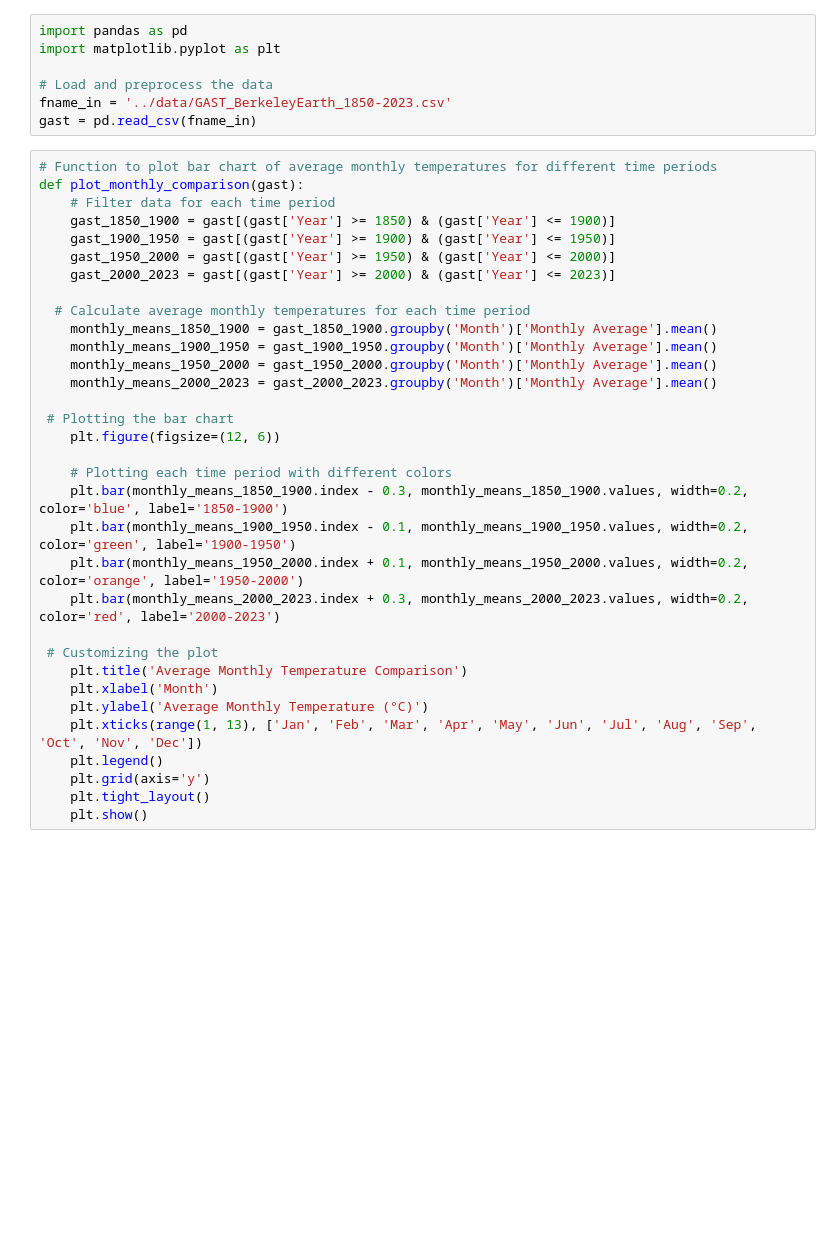
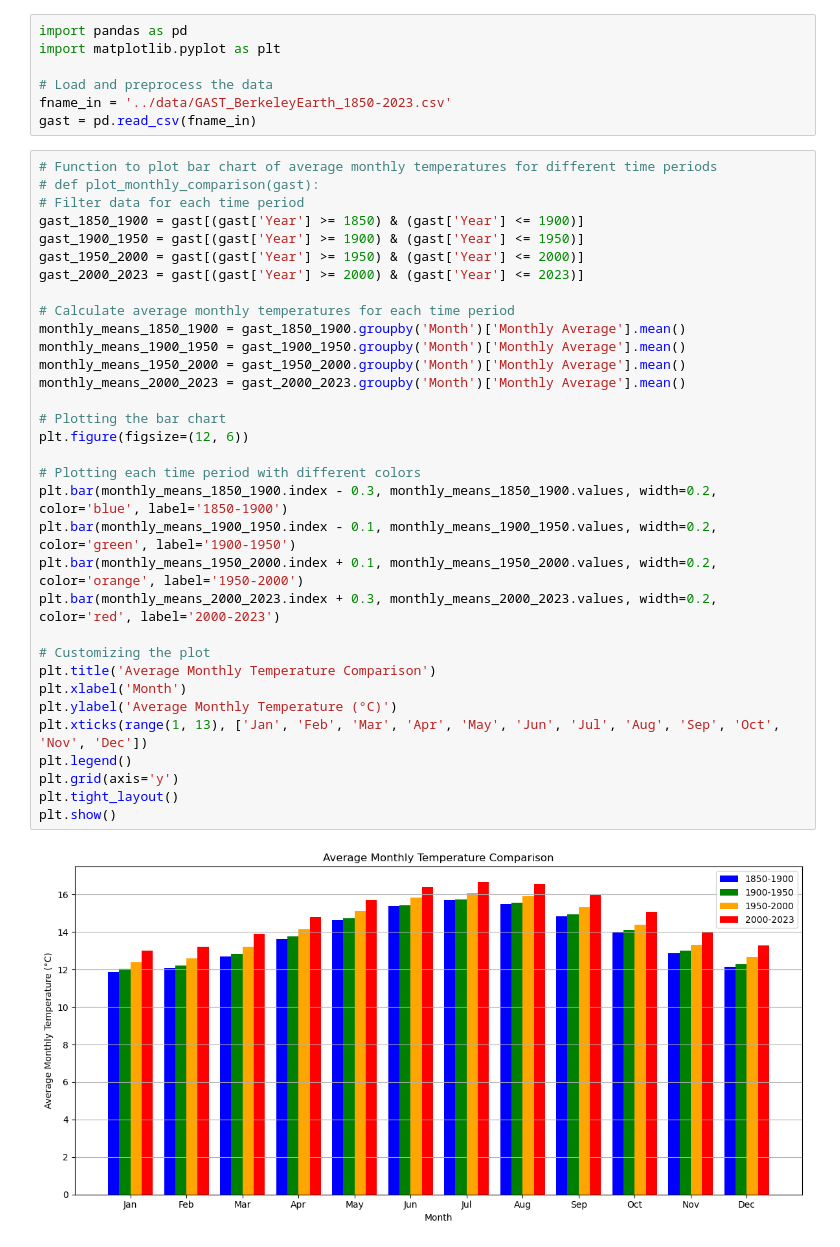
Before and after one commit to paulboydca/CFR-2024, a Jupyter notebook: module_climate/Paul_00_intro_to_climate.ipynb, the cells around one changed output. Saved outputs shown, nothing was run; the diff lists cells and outputs as text; blank space fills up the shorter version.

Commit message:
removed function part and ran code for plot

```diff
--- a/module_climate/Paul_00_intro_to_climate.ipynb
+++ b/module_climate/Paul_00_intro_to_climate.ipynb
@@ -146,34 +146,36 @@ fname_in = '../data/GAST_BerkeleyEarth_1850-2023.csv'
 gast = pd.read_csv(fname_in)
 # %%
 # Function to plot bar chart of average monthly temperatures for different time periods
-def plot_monthly_comparison(gast):
-    # Filter data for each time period
-    gast_1850_1900 = gast[(gast['Year'] >= 1850) & (gast['Year'] <= 1900)]
-    gast_1900_1950 = gast[(gast['Year'] >= 1900) & (gast['Year'] <= 1950)]
-    gast_1950_2000 = gast[(gast['Year'] >= 1950) & (gast['Year'] <= 2000)]
-    gast_2000_2023 = gast[(gast['Year'] >= 2000) & (gast['Year'] <= 2023)]
+# def plot_monthly_comparison(gast):
+# Filter data for each time period
+gast_1850_1900 = gast[(gast['Year'] >= 1850) & (gast['Year'] <= 1900)]
+gast_1900_1950 = gast[(gast['Year'] >= 1900) & (gast['Year'] <= 1950)]
+gast_1950_2000 = gast[(gast['Year'] >= 1950) & (gast['Year'] <= 2000)]
+gast_2000_2023 = gast[(gast['Year'] >= 2000) & (gast['Year'] <= 2023)]
 
-  # Calculate average monthly temperatures for each time period
-    monthly_means_1850_1900 = gast_1850_1900.groupby('Month')['Monthly Average'].mean()
-    monthly_means_1900_1950 = gast_1900_1950.groupby('Month')['Monthly Average'].mean()
-    monthly_means_1950_2000 = gast_1950_2000.groupby('Month')['Monthly Average'].mean()
-    monthly_means_2000_2023 = gast_2000_2023.groupby('Month')['Monthly Average'].mean()
+# Calculate average monthly temperatures for each time period
+monthly_means_1850_1900 = gast_1850_1900.groupby('Month')['Monthly Average'].mean()
+monthly_means_1900_1950 = gast_1900_1950.groupby('Month')['Monthly Average'].mean()
+monthly_means_1950_2000 = gast_1950_2000.groupby('Month')['Monthly Average'].mean()
+monthly_means_2000_2023 = gast_2000_2023.groupby('Month')['Monthly Average'].mean()
 
- # Plotting the bar chart
-    plt.figure(figsize=(12, 6))
+# Plotting the bar chart
+plt.figure(figsize=(12, 6))
 
-    # Plotting each time period with different colors
-    plt.bar(monthly_means_1850_1900.index - 0.3, monthly_means_1850_1900.values, width=0.2, color='blue', label='1850-1900')
-    plt.bar(monthly_means_1900_1950.index - 0.1, monthly_means_1900_1950.values, width=0.2, color='green', label='1900-1950')
-    plt.bar(monthly_means_1950_2000.index + 0.1, monthly_means_1950_2000.values, width=0.2, color='orange', label='1950-2000')
-    plt.bar(monthly_means_2000_2023.index + 0.3, monthly_means_2000_2023.values, width=0.2, color='red', label='2000-2023')
+# Plotting each time period with different colors
+plt.bar(monthly_means_1850_1900.index - 0.3, monthly_means_1850_1900.values, width=0.2, color='blue', label='1850-1900')
+plt.bar(monthly_means_1900_1950.index - 0.1, monthly_means_1900_1950.values, width=0.2, color='green', label='1900-1950')
+plt.bar(monthly_means_1950_2000.index + 0.1, monthly_means_1950_2000.values, width=0.2, color='orange', label='1950-2000')
+plt.bar(monthly_means_2000_2023.index + 0.3, monthly_means_2000_2023.values, width=0.2, color='red', label='2000-2023')
 
- # Customizing the plot
-    plt.title('Average Monthly Temperature Comparison')
-    plt.xlabel('Month')
-    plt.ylabel('Average Monthly Temperature (°C)')
-    plt.xticks(range(1, 13), ['Jan', 'Feb', 'Mar', 'Apr', 'May', 'Jun', 'Jul', 'Aug', 'Sep', 'Oct', 'Nov', 'Dec'])
-    plt.legend()
-    plt.grid(axis='y')
-    plt.tight_layout()
-    plt.show()
+# Customizing the plot
+plt.title('Average Monthly Temperature Comparison')
+plt.xlabel('Month')
+plt.ylabel('Average Monthly Temperature (°C)')
+plt.xticks(range(1, 13), ['Jan', 'Feb', 'Mar', 'Apr', 'May', 'Jun', 'Jul', 'Aug', 'Sep', 'Oct', 'Nov', 'Dec'])
+plt.legend()
+plt.grid(axis='y')
+plt.tight_layout()
+plt.show()
+# %% [output]
+[figure, added]
```
